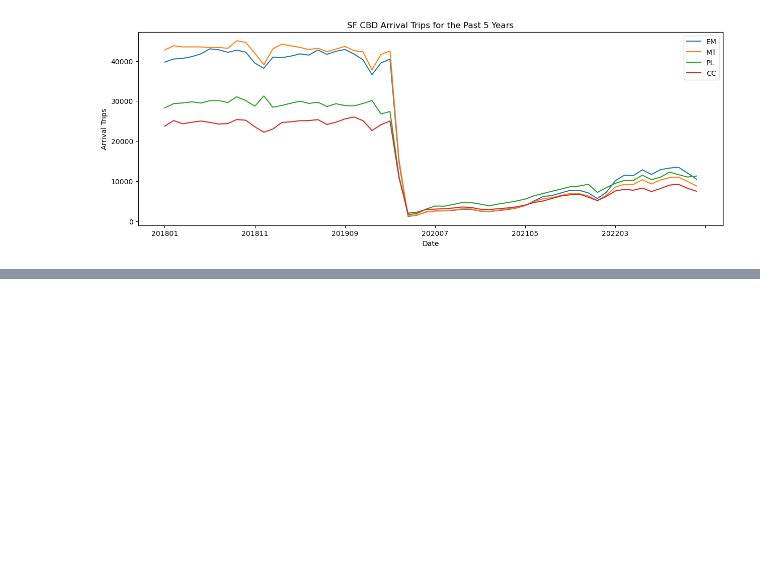
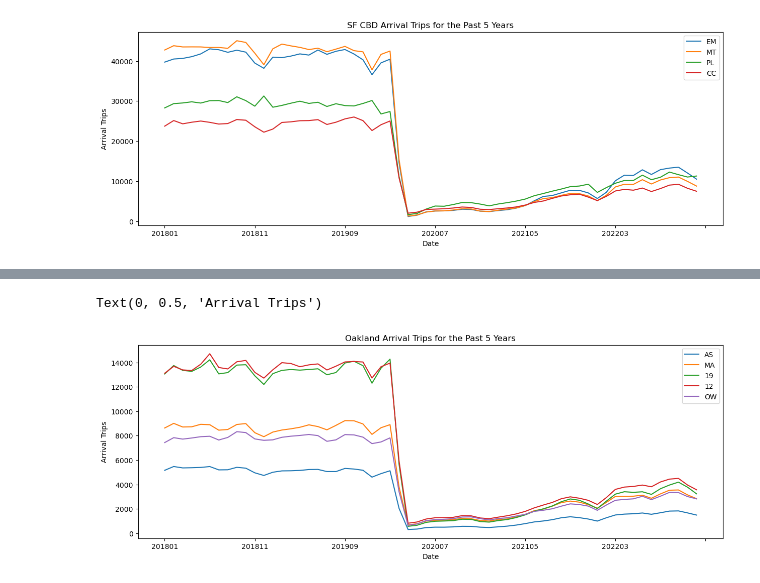
Before and after one commit to UCB-stat-159-s23/project-Group23, a Jupyter notebook: EDA_SHC.ipynb, the cells around one changed output, grey strips where cells are left out. Saved outputs shown, nothing was run; the diff lists cells and outputs as text; code cells hidden in the pictures; blank space fills up the shorter version.

```diff
--- a/EDA_SHC.ipynb
+++ b/EDA_SHC.ipynb
@@ -250,0 +165,11 @@ Text(0, 0.5, 'Arrival Trips')
+# %%
+station = ['AS', 'MA', 19, 12, 'OW']
+Ridership_OK = arrival_trips(year=['2018', '2019', '2020', '2021', '2022'], station = station)
+
+Ridership_OK.plot(figsize=(15,5))
+plt.title('Oakland Arrival Trips for the Past 5 Years')
+plt.xlabel('Date')
+plt.ylabel('Arrival Trips')
+# %% [output]
+Text(0, 0.5, 'Arrival Trips')
+[figure, added]
```
Also changed, not shown: parts of 40 cells of this notebook.
